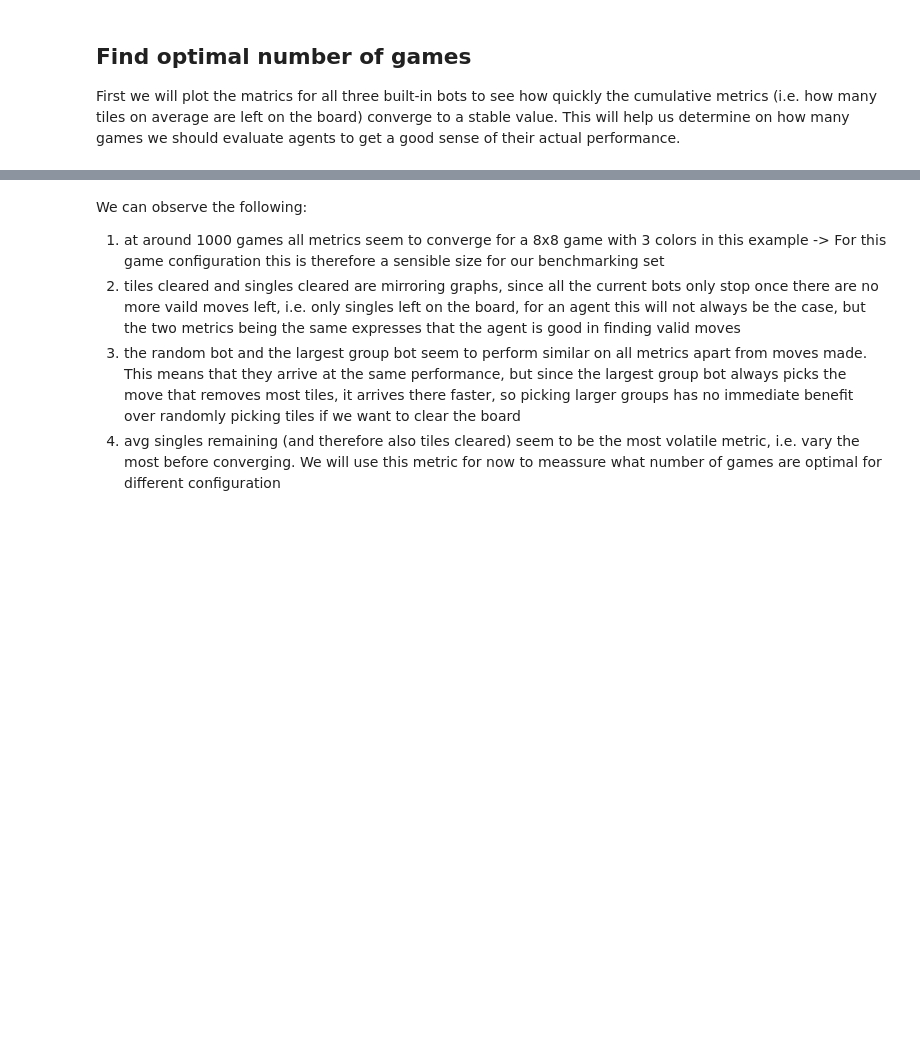
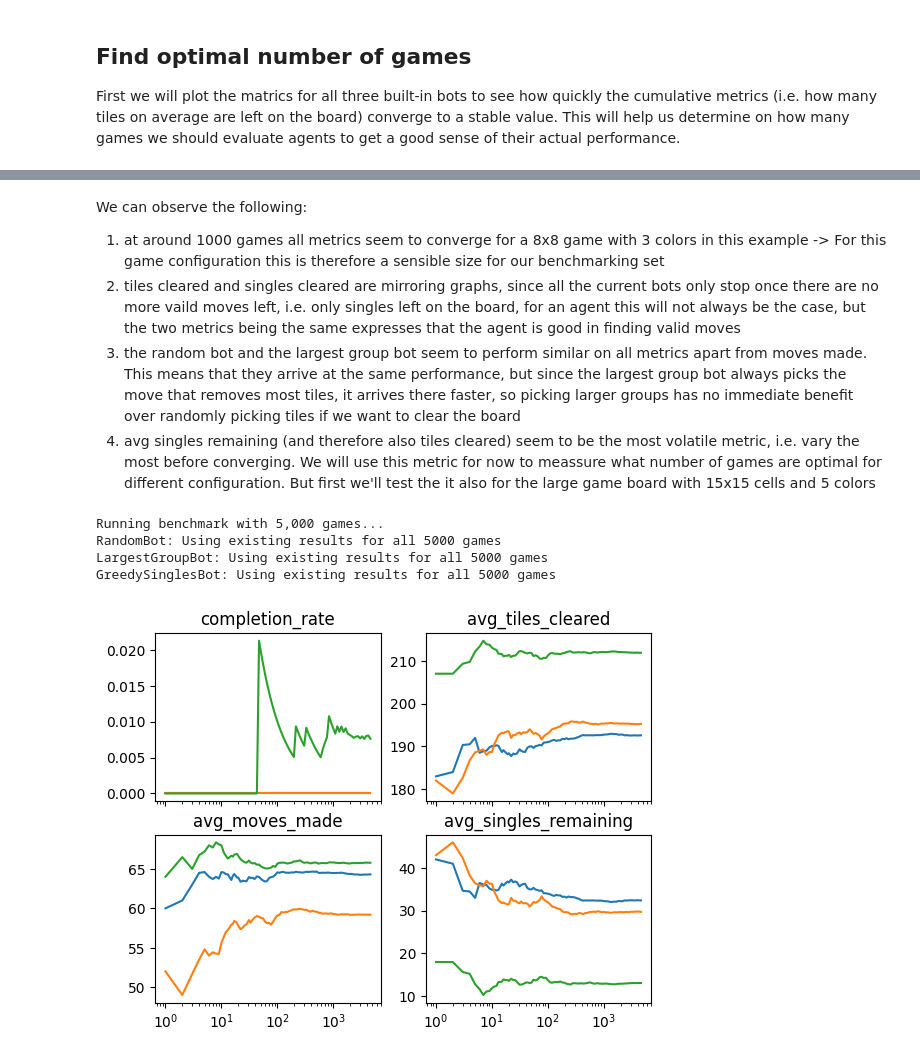
Before and after one commit to patrickbarth/SameGameRL, a Jupyter notebook: samegamerl/experiments/bot_performance_comparison.ipynb, the cells around one changed output, grey strips where cells are left out. Drawn from its saved outputs; the diff is of its cells as text; code cells hidden in the pictures; blank space fills up the shorter version.

```diff
--- a/samegamerl/experiments/bot_performance_comparison.ipynb
+++ b/samegamerl/experiments/bot_performance_comparison.ipynb
@@ -108,7 +98,27 @@ We can observe the following:
 1. at around 1000 games all metrics seem to converge for a 8x8 game with 3 colors in this example -> For this game configuration this is therefore a sensible size for our benchmarking set
 2. tiles cleared and singles cleared are mirroring graphs, since all the current bots only stop once there are no more vaild moves left, i.e. only singles left on the board, for an agent this will not always be the case, but the two metrics being the same expresses that the agent is good in finding valid moves
 3. the random bot and the largest group bot seem to perform similar on all metrics apart from moves made. This means that they arrive at the same performance, but since the largest group bot always picks the move that removes most tiles, it arrives there faster, so picking larger groups has no immediate benefit over randomly picking tiles if we want to clear the board
-4. avg singles remaining (and therefore also tiles cleared) seem to be the most volatile metric, i.e. vary the most before converging. We will use this metric for now to meassure what number of games are optimal for different configuration
+4. avg singles remaining (and therefore also tiles cleared) seem to be the most volatile metric, i.e. vary the most before converging. We will use this metric for now to meassure what number of games are optimal for different configuration. But first we'll test the it also for the large game board with 15x15 cells and 5 colors
+# %%
+max_games = 5_000
+
+game_nums, stats = games_per_configuration(GameFactory.large(), max_games)
+
+results = reformat_cumulative_stats(stats)
+
+fig, axs = plt.subplots((len(results)+1)//2, 2, sharex=True)
+i = 0
+for metric, bots in results.items():
+    for bot in bots.values():
+        axs[i//2, i % 2].semilogx(game_nums, bot)
+    axs[i//2, i % 2].set_title(metric)
+    i += 1
+# %% [output]
+Running benchmark with 5,000 games...
+RandomBot: Using existing results for all 5000 games
+LargestGroupBot: Using existing results for all 5000 games
+GreedySinglesBot: Using existing results for all 5000 games
+[figure, added]
 # %%
 fig, axs = plt.subplots(5, figsize=(10, 15))
 
```
Also changed, not shown: parts of 6 cells of this notebook.
